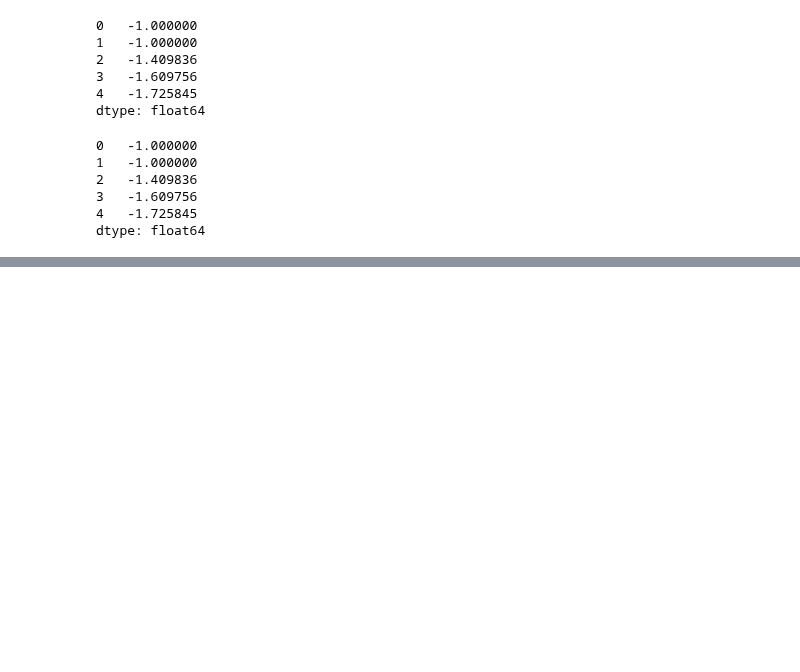
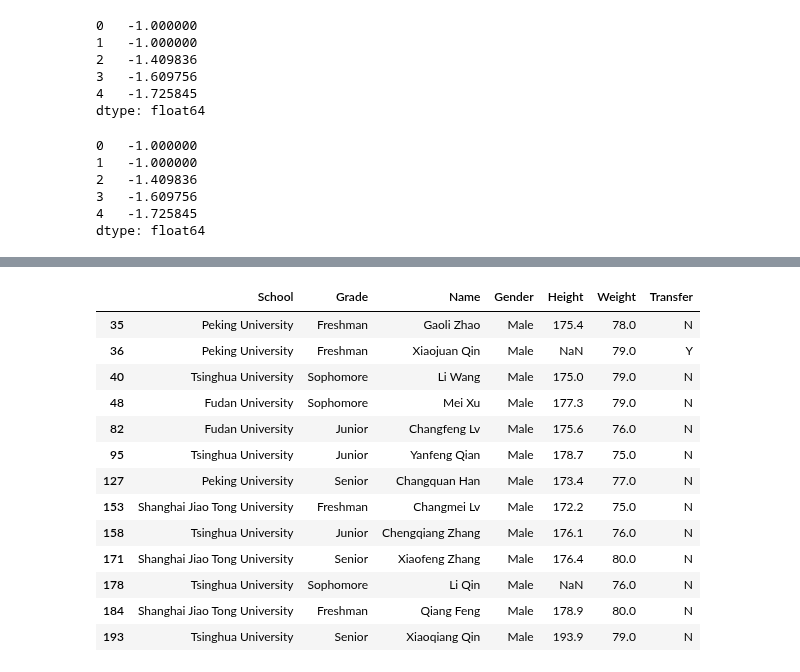
Before and after one commit to backtraxe/tutorials, a Jupyter notebook: pandas基础.ipynb, the cells around one changed output, grey strips where cells are left out. Saved outputs shown, nothing was run; the diff lists cells and outputs as text; code cells hidden in the pictures; blank space fills up the shorter version.

```diff
--- a/pandas基础.ipynb
+++ b/pandas基础.ipynb
@@ -1097,0 +1347,19 @@ KeyError: 0
+# %%
+# 外部变量
+low, high = 75, 80
+df.query('Weight.between(@low, @high)')
+# %% [output]
+|  | School | Grade | Name | Gender | Height | Weight | Transfer |
+| 35 | Peking University | Freshman | Gaoli Zhao | Male | 175.4 | 78.0 | N |
+| 36 | Peking University | Freshman | Xiaojuan Qin | Male | NaN | 79.0 | Y |
+| 40 | Tsinghua University | Sophomore | Li Wang | Male | 175.0 | 79.0 | N |
+| 48 | Fudan University | Sophomore | Mei Xu | Male | 177.3 | 79.0 | N |
+| 82 | Fudan University | Junior | Changfeng Lv | Male | 175.6 | 76.0 | N |
+| 95 | Tsinghua University | Junior | Yanfeng Qian | Male | 178.7 | 75.0 | N |
+| 127 | Peking University | Senior | Changquan Han | Male | 173.4 | 77.0 | N |
+| 153 | Shanghai Jiao Tong University | Freshman | Changmei Lv | Male | 172.2 | 75.0 | N |
+| 158 | Tsinghua University | Junior | Chengqiang Zhang | Male | 176.1 | 76.0 | N |
+| 171 | Shanghai Jiao Tong University | Senior | Xiaofeng Zhang | Male | 176.4 | 80.0 | N |
+| 178 | Tsinghua University | Sophomore | Li Qin | Male | NaN | 76.0 | N |
+| 184 | Shanghai Jiao Tong University | Freshman | Qiang Feng | Male | 178.9 | 80.0 | N |
+| 193 | Tsinghua University | Senior | Xiaoqiang Qin | Male | 193.9 | 79.0 | N |
```
Also changed, not shown: parts of 41 cells of this notebook, 2 other files.
